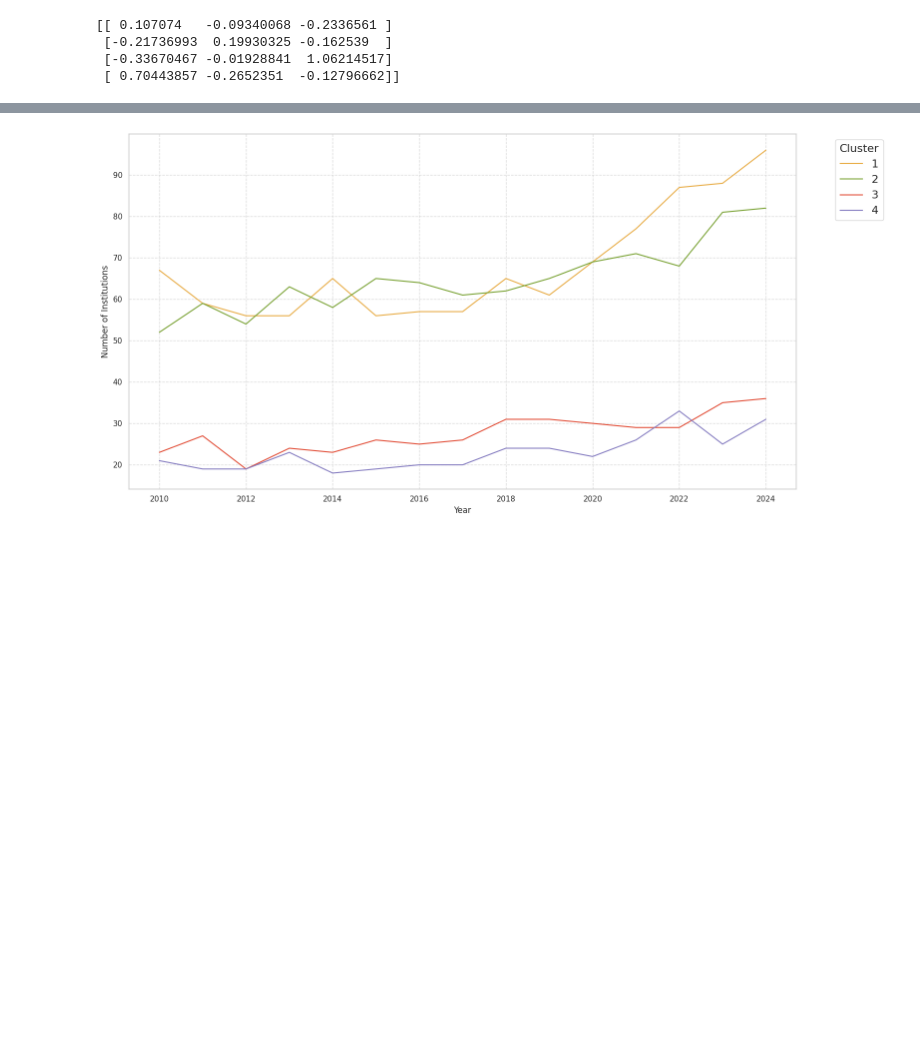
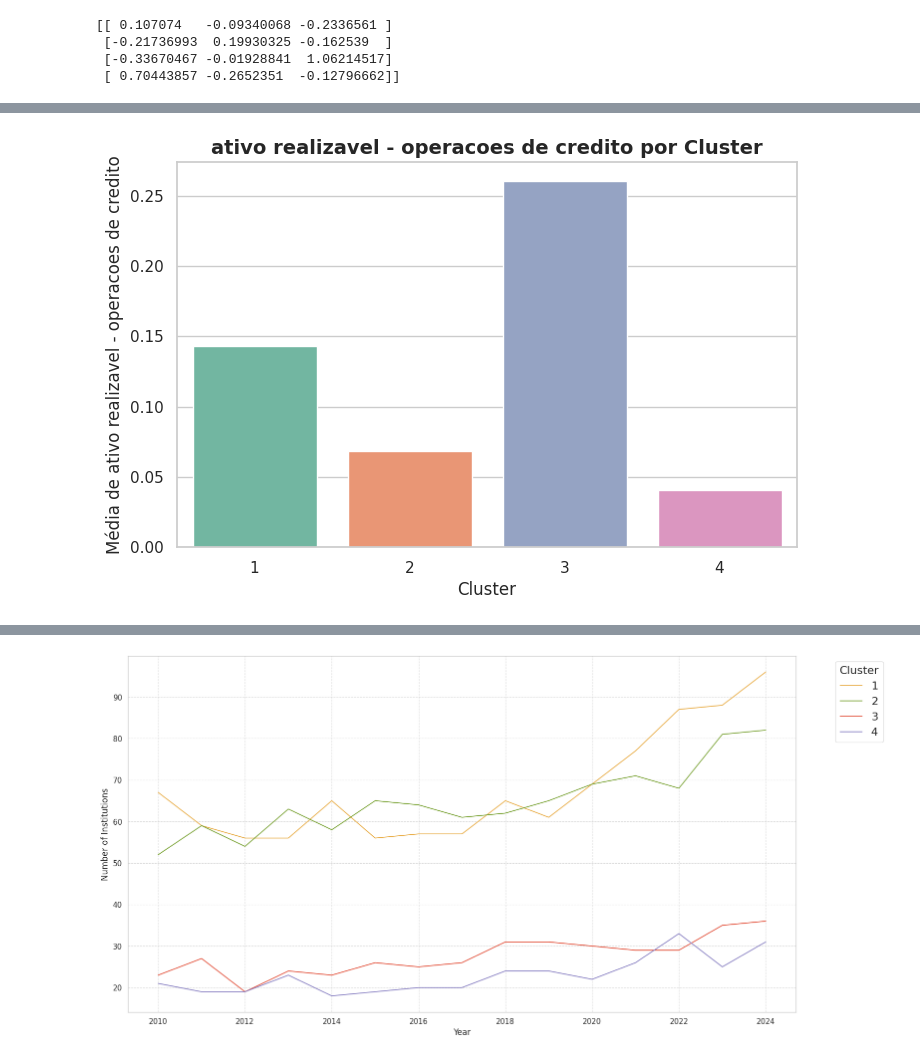
Before and after one commit to hspassos/banking, a Jupyter notebook: modelo_estrutural.ipynb, the cells around one changed output, grey strips where cells are left out. Drawn from its saved outputs; the diff is of its cells as text; code cells hidden in the pictures; blank space fills up the shorter version.

```diff
--- a/modelo_estrutural.ipynb
+++ b/modelo_estrutural.ipynb
@@ -1077,6 +1077,7 @@ def criar_clusters_fixos_sem_empates(coordenadas, tabela_bancos_cortados):
 df_inicial_clusters_fixos = criar_clusters_fixos_sem_empates(df_inicial, 0)
 df_filtrado_clusters_fixos, bancos_sem_moda = criar_clusters_fixos_sem_empates(df_filtrado, 1)
 coordenadas_clusters_fixos = criar_clusters_fixos_sem_empates(coordenadas, 0)
+df_filtrado_completo_clusters_fixos = criar_clusters_fixos_sem_empates(df_filtrado_completo, 0)
 # %% [output]
 Bancos excluídos por falta de moda clara: 91
 Bancos excluídos por falta de moda clara: 91
@@ -1340,0 +1351,79 @@ df_inicial_sociedades = df_inicial[df_inicial['taxonomia'].str.startswith('soc')
+# %%
+# ==============================================================================
+# PREMISSA:
+# df_completo_scaled é o seu dataframe contendo as variáveis padronizadas (Z-Score)
+# ou em proporção, e a coluna classificatória 'Cluster' (ou 'Cluster_Fixo').
+# ==============================================================================
+def comparar_contas(df_completo_scaled):
+    # 1. Definir quais são as variáveis contábeis (excluindo CNPJ, Ano, Cluster, etc.)
+    colunas_ignorar = ['cnpj', 'nome', 'ano', 'taxonomia', 'Cluster']
+    colunas_contas = [col for col in df_completo_scaled.columns if col not in colunas_ignorar]
+
+    # ==============================================================================
+    # PARTE 1: A TABELA DESCRITIVA (O "Balanço Médio" do Cluster)
+    # ==============================================================================
+    # Agrupamos pelo Cluster e tiramos a média de cada conta
+    # Usamos o .T (Transpose) para que as Contas fiquem nas linhas e os Clusters nas colunas
+    df_perfil = df_completo_scaled.groupby('Cluster')[colunas_contas].agg(['mean', 'std']).T
+
+    # Renomeando as colunas para ficar elegante
+    df_perfil.columns = [f"Cluster {int(c)}" for c in df_perfil.columns]
+
+    # Filtrando apenas as contas que têm média acima de um valor mínimo em todos os clusters
+    #df_perfil = df_perfil[(df_perfil > 0.01).all(axis=1)]
+
+    # ==============================================================================
+    # PARTE 2: O MAPA DE CALOR (Heatmap) - A Prova Visual
+    # ==============================================================================
+    # Como visualizar dezenas de números é difícil, o mapa de calor pinta de Azul
+    # o que é acima da média do mercado e de Vermelho o que é abaixo.
+    '''
+    plt.figure(figsize=(10, 12)) # Ajuste a altura dependendo do número de variáveis
+
+    # Criando o Heatmap
+    sns.heatmap(
+        df_perfil,
+        cmap="RdBu",       # Azul para positivo, Vermelho para negativo
+        center=0,          # O zero (média do mercado) fica branco
+        annot=True,        # Escreve o número dentro do quadradinho
+        fmt=".2f",         # Formata com 2 casas decimais
+        linewidths=0.5,
+        cbar_kws={'label': 'Média Z-Score (Desvios da Média)'}
+    )
+
+    plt.title("Mapa de Calor Contábil: Perfil de Ativos e Passivos por Cluster",
+            fontsize=14, fontweight='bold', pad=20)
+    plt.ylabel("Rubricas Contábeis", fontsize=12, fontweight='bold')
+    plt.xlabel("Clusters", fontsize=12, fontweight='bold')
+
+    plt.tight_layout()
+    plt.show()
+    '''
+    # ==============================================================================
+    # PARTE 3 (BÔNUS): GRÁFICO DE BARRAS COMPARATIVO PARA CONTAS ESPECÍFICAS
+    # ==============================================================================
+    # Se você quiser destacar uma conta específica no seu texto (ex: Provisões / PDD)
+    # Descomente o código abaixo substituindo 'Macro_Provisoes' pelo nome exato da sua coluna
+
+
+    conta_alvo = 'ativo realizavel - operacoes de credito'  # Troque pela variável que deseja analisar
+    plt.figure(figsize=(8, 5))
+
+    sns.barplot(
+        data=df_completo_scaled,
+        x='Cluster',
+        y=conta_alvo,
+        palette='Set2',
+        errorbar=None # Remove a barra de erro para focar na média absoluta
+    )
+
+    plt.title(f"{conta_alvo} por Cluster", fontsize=14, fontweight='bold')
+    plt.ylabel(f"Média de {conta_alvo}", fontsize=12)
+    plt.xlabel("Cluster", fontsize=12)
+    plt.show()
+
+    return df_perfil
+
+df_perfil = comparar_contas(df_filtrado_completo_clusters_fixos)
+df_perfil_medias = df_perfil.xs('mean', level=1, axis=0)
+# %% [output]
@@ -1340,0 +1433 @@ df_inicial_sociedades = df_inicial[df_inicial['taxonomia'].str.startswith('soc')
+[figure, added]
```
Also changed, not shown: parts of 22 cells of this notebook, 19 other files.
